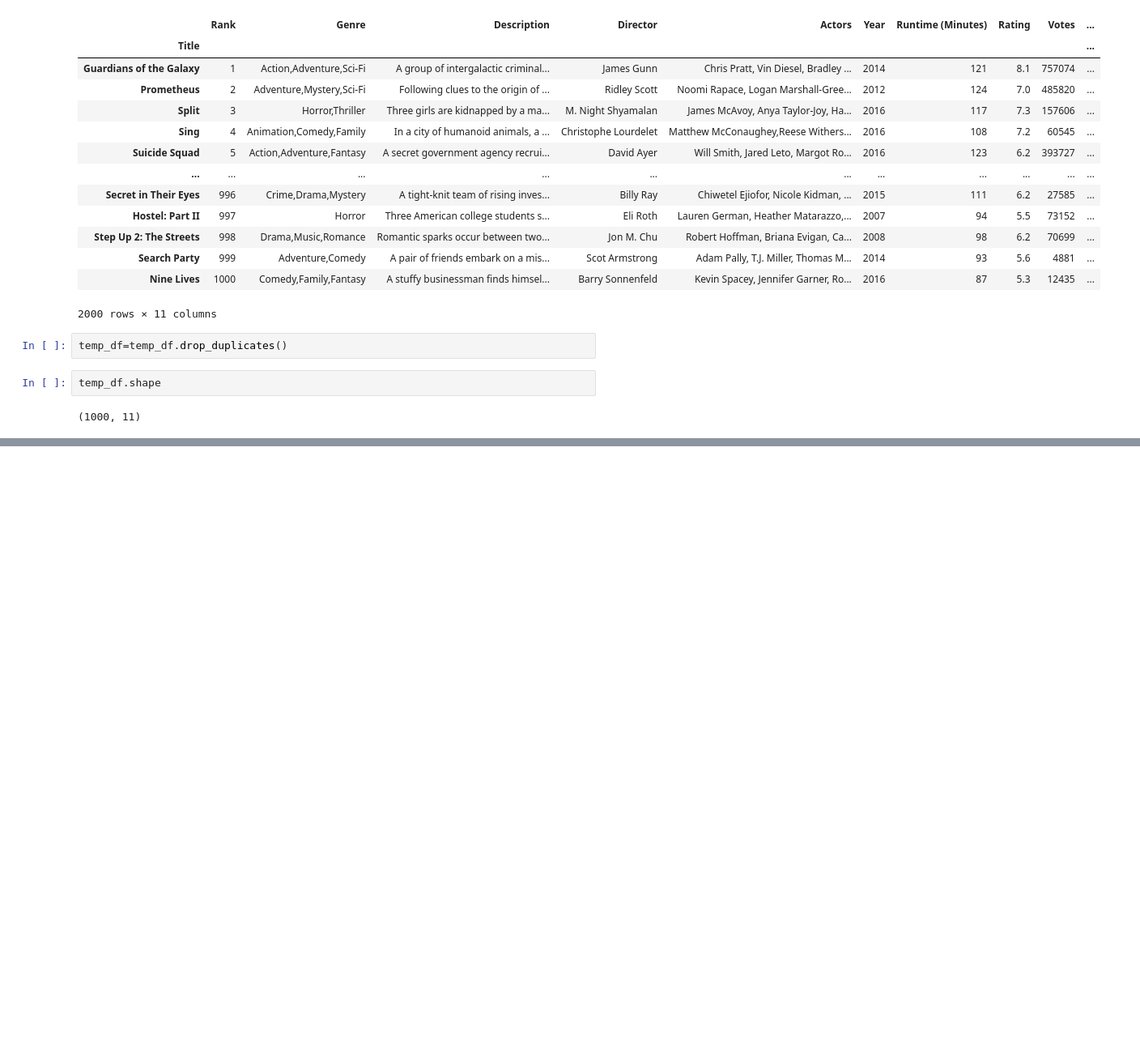
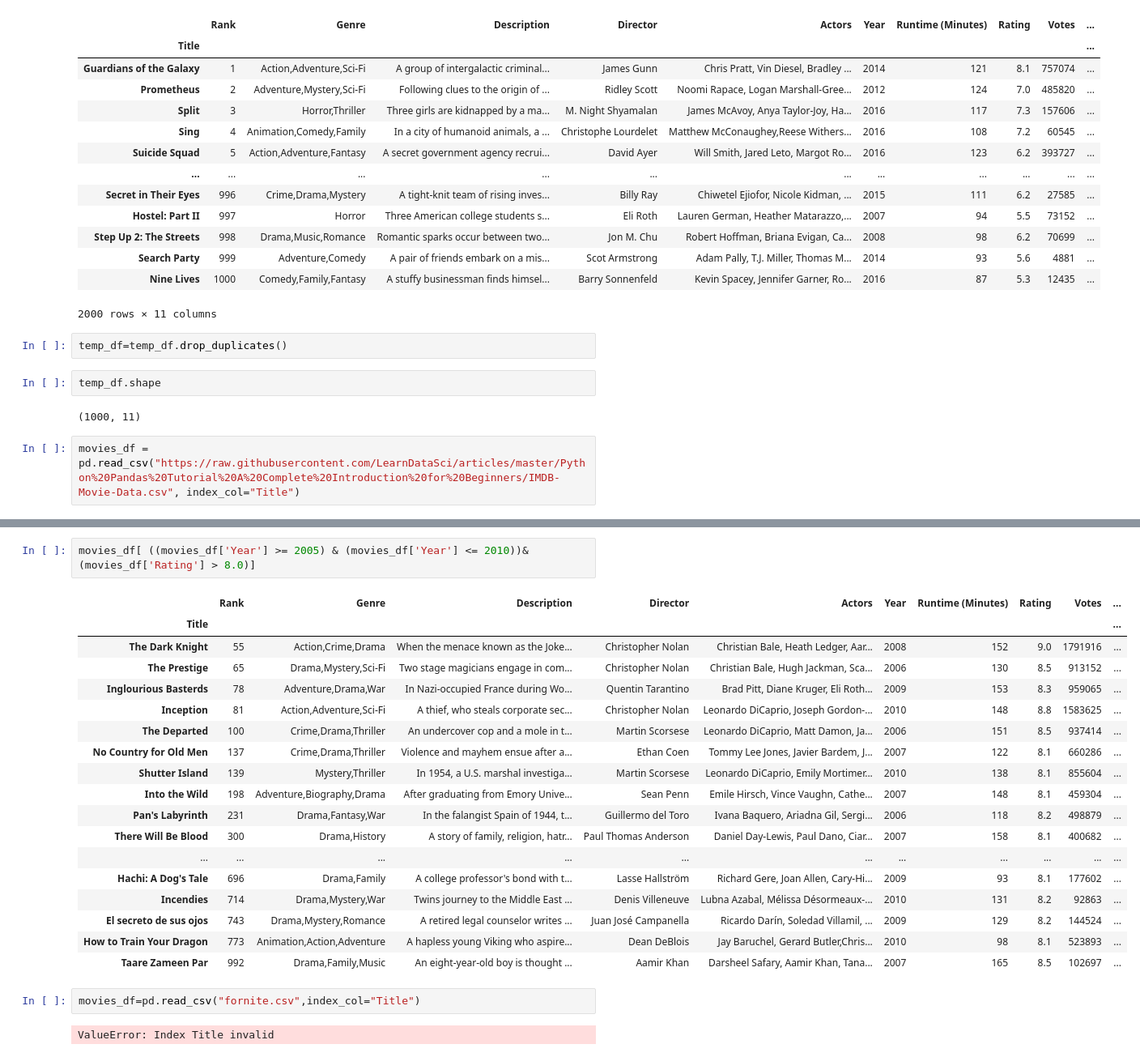
Before and after one commit to JosephYM07/Practica-Python, a Jupyter notebook: Analisis de Datos/Ejercicios Clase/Semana 4/Pandas.ipynb, the cells around one changed output, grey strips where cells are left out. Shown: that part at 81% size. Drawn from its saved outputs; the diff is of its cells as text; blank space fills up the shorter version.

Commit message:
Python
Anexo Clase Semana 4

```diff
--- a/Analisis de Datos/Ejercicios Clase/Semana 4/Pandas.ipynb
+++ b/Analisis de Datos/Ejercicios Clase/Semana 4/Pandas.ipynb
@@ -231,3 +231,5 @@ temp_df=temp_df.drop_duplicates()
 temp_df.shape
 # %% [output]
 (1000, 11)
+# %%
+movies_df = pd.read_csv("https://raw.githubusercontent.com/LearnDataSci/articles/master/Python%20Pandas%20Tutorial%20A%20Complete%20Introduction%20for%20Beginners/IMDB-Movie-Data.csv", index_col="Title")
@@ -233,0 +490,25 @@ temp_df.shape
+# %%
+movies_df[ ((movies_df['Year'] >= 2005) & (movies_df['Year'] <= 2010))& (movies_df['Rating'] > 8.0)]
+# %% [output]
+|  | Rank | Genre | Description | Director | Actors | Year | Runtime (Minutes) | Rating | Votes | ... |
+| Title |  |  |  |  |  |  |  |  |  | ... |
+| The Dark Knight | 55 | Action,Crime,Drama | When the menace known as the Joke... | Christopher Nolan | Christian Bale, Heath Ledger, Aar... | 2008 | 152 | 9.0 | 1791916 | ... |
+| The Prestige | 65 | Drama,Mystery,Sci-Fi | Two stage magicians engage in com... | Christopher Nolan | Christian Bale, Hugh Jackman, Sca... | 2006 | 130 | 8.5 | 913152 | ... |
+| Inglourious Basterds | 78 | Adventure,Drama,War | In Nazi-occupied France during Wo... | Quentin Tarantino | Brad Pitt, Diane Kruger, Eli Roth... | 2009 | 153 | 8.3 | 959065 | ... |
+| Inception | 81 | Action,Adventure,Sci-Fi | A thief, who steals corporate sec... | Christopher Nolan | Leonardo DiCaprio, Joseph Gordon-... | 2010 | 148 | 8.8 | 1583625 | ... |
+| The Departed | 100 | Crime,Drama,Thriller | An undercover cop and a mole in t... | Martin Scorsese | Leonardo DiCaprio, Matt Damon, Ja... | 2006 | 151 | 8.5 | 937414 | ... |
+| No Country for Old Men | 137 | Crime,Drama,Thriller | Violence and mayhem ensue after a... | Ethan Coen | Tommy Lee Jones, Javier Bardem, J... | 2007 | 122 | 8.1 | 660286 | ... |
+| Shutter Island | 139 | Mystery,Thriller | In 1954, a U.S. marshal investiga... | Martin Scorsese | Leonardo DiCaprio, Emily Mortimer... | 2010 | 138 | 8.1 | 855604 | ... |
+| Into the Wild | 198 | Adventure,Biography,Drama | After graduating from Emory Unive... | Sean Penn | Emile Hirsch, Vince Vaughn, Cathe... | 2007 | 148 | 8.1 | 459304 | ... |
+| Pan's Labyrinth | 231 | Drama,Fantasy,War | In the falangist Spain of 1944, t... | Guillermo del Toro | Ivana Baquero, Ariadna Gil, Sergi... | 2006 | 118 | 8.2 | 498879 | ... |
+| There Will Be Blood | 300 | Drama,History | A story of family, religion, hatr... | Paul Thomas Anderson | Daniel Day-Lewis, Paul Dano, Ciar... | 2007 | 158 | 8.1 | 400682 | ... |
+| ... | ... | ... | ... | ... | ... | ... | ... | ... | ... | ... |
+| Hachi: A Dog's Tale | 696 | Drama,Family | A college professor's bond with t... | Lasse Hallström | Richard Gere, Joan Allen, Cary-Hi... | 2009 | 93 | 8.1 | 177602 | ... |
+| Incendies | 714 | Drama,Mystery,War | Twins journey to the Middle East ... | Denis Villeneuve | Lubna Azabal, Mélissa Désormeaux-... | 2010 | 131 | 8.2 | 92863 | ... |
+| El secreto de sus ojos | 743 | Drama,Mystery,Romance | A retired legal counselor writes ... | Juan José Campanella | Ricardo Darín, Soledad Villamil, ... | 2009 | 129 | 8.2 | 144524 | ... |
+| How to Train Your Dragon | 773 | Animation,Action,Adventure | A hapless young Viking who aspire... | Dean DeBlois | Jay Baruchel, Gerard Butler,Chris... | 2010 | 98 | 8.1 | 523893 | ... |
+| Taare Zameen Par | 992 | Drama,Family,Music | An eight-year-old boy is thought ... | Aamir Khan | Darsheel Safary, Aamir Khan, Tana... | 2007 | 165 | 8.5 | 102697 | ... |
+# %%
+movies_df=pd.read_csv("fornite.csv",index_col="Title")
+# %% [output]
+ValueError: Index Title invalid
```
Also changed, not shown: parts of 27 cells of this notebook, 6 other files.
